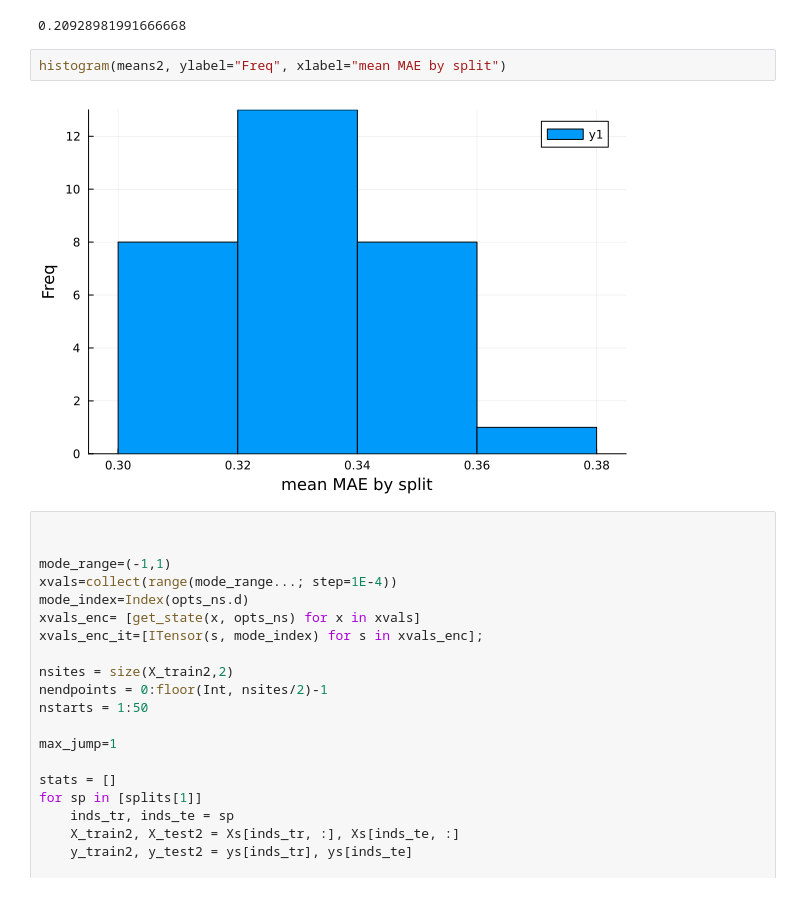
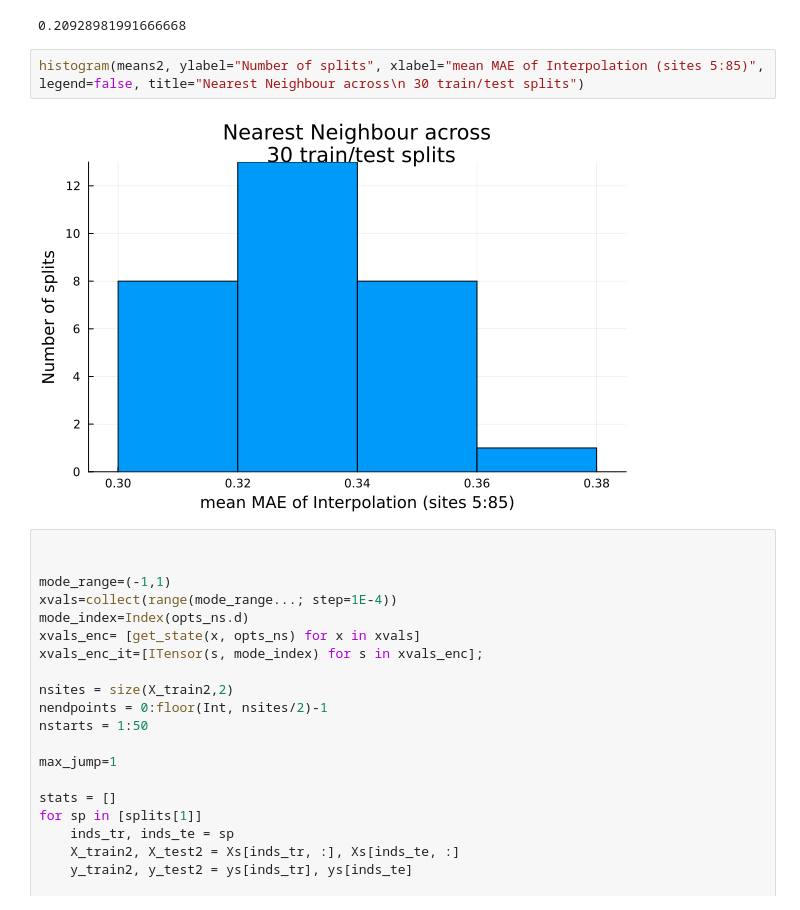
Before and after one commit to jmoo2880/QuantumInspiredML, a Jupyter notebook: Interpolation/Interp_benchmarks/NN_test.ipynb, the cells around one changed output. Cells and saved outputs as stored; diff of their text form.

```diff
--- a/Interpolation/Interp_benchmarks/NN_test.ipynb
+++ b/Interpolation/Interp_benchmarks/NN_test.ipynb
@@ -301,10 +324,10 @@ means |> mean
 meds |> median
 # %% [output]
 0.20928981991666668
-# %%
-histogram(means2, ylabel="Freq", xlabel="mean MAE by split")
-# %% [output]
-[figure, removed]
+# %%
+histogram(means2, ylabel="Number of splits", xlabel="mean MAE of Interpolation (sites 5:85)", legend=false, title="Nearest Neighbour across\n 30 train/test splits")
+# %% [output]
+[figure, added]
 # %%
 
 
```
Also changed, not shown: parts of 10 cells of this notebook, 1 other file.
